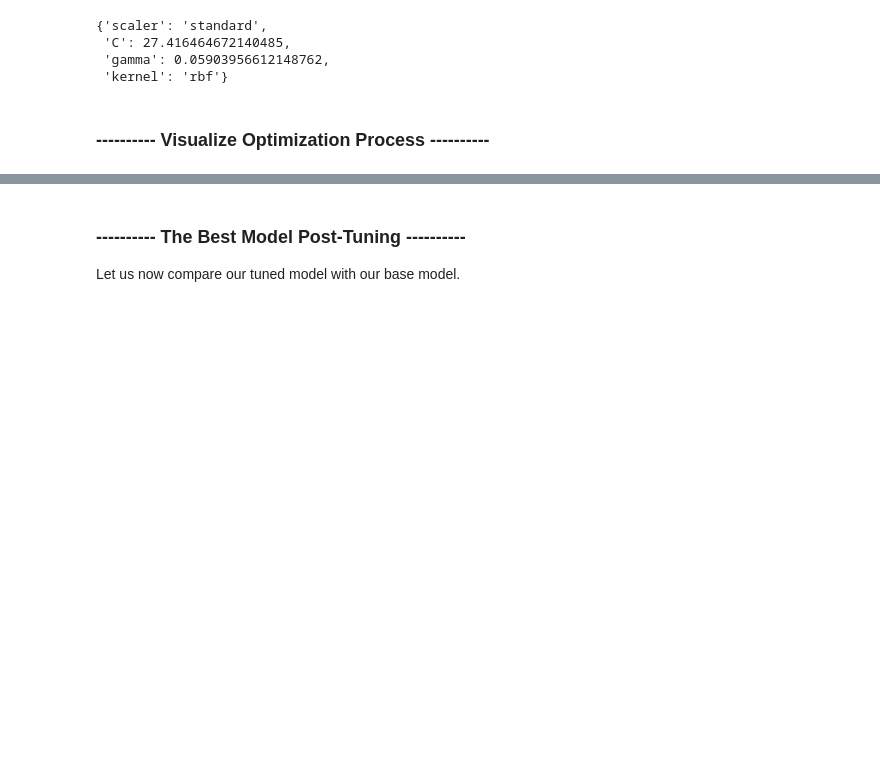
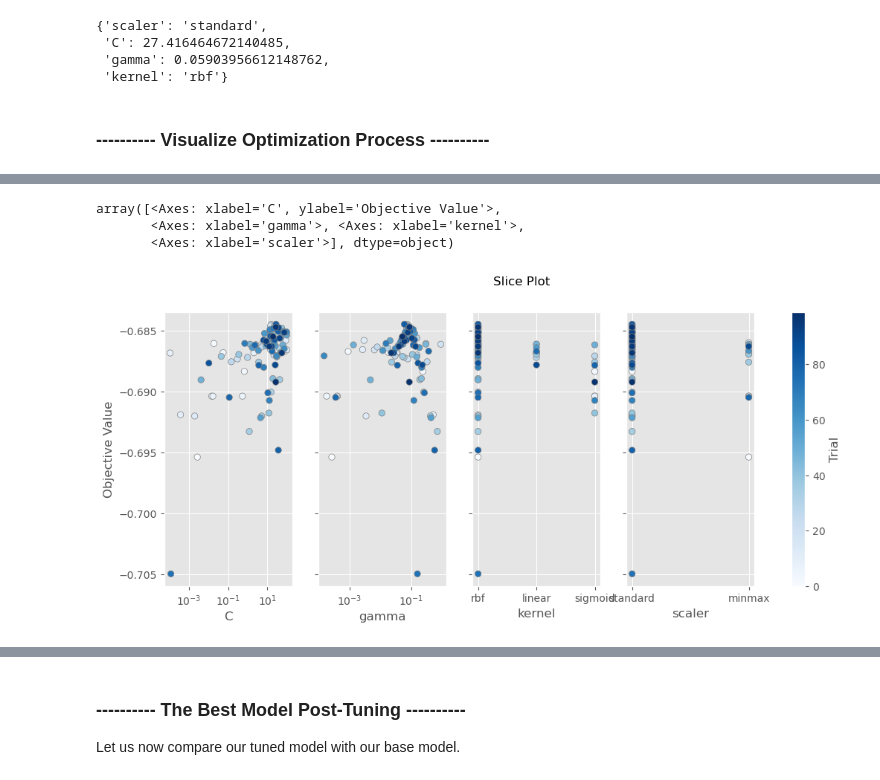
Before and after one commit to heidi123123/cqf, a Jupyter notebook: Exams/3/Exam 3.ipynb, the cells around one changed output, grey strips where cells are left out. Drawn from its saved outputs; the diff is of its cells as text; code cells hidden in the pictures; blank space fills up the shorter version.

```diff
--- a/Exams/3/Exam 3.ipynb
+++ b/Exams/3/Exam 3.ipynb
@@ -651,4 +653,4 @@ optuna.visualization.plot_param_importances(study)
 # %%
 # plot negative log-loss for each hyper-parameter trial (100 dots)
-optuna.visualization.plot_slice(study)
+optuna.visualization.matplotlib.plot_slice(study)
 # %% [output]
@@ -656 +657,5 @@ optuna.visualization.plot_slice(study)
+array([<Axes: xlabel='C', ylabel='Objective Value'>,
+       <Axes: xlabel='gamma'>, <Axes: xlabel='kernel'>,
+       <Axes: xlabel='scaler'>], dtype=object)
+[figure, added]
 # %%
```
Also changed, not shown: parts of 4 cells of this notebook, 1 other file.
